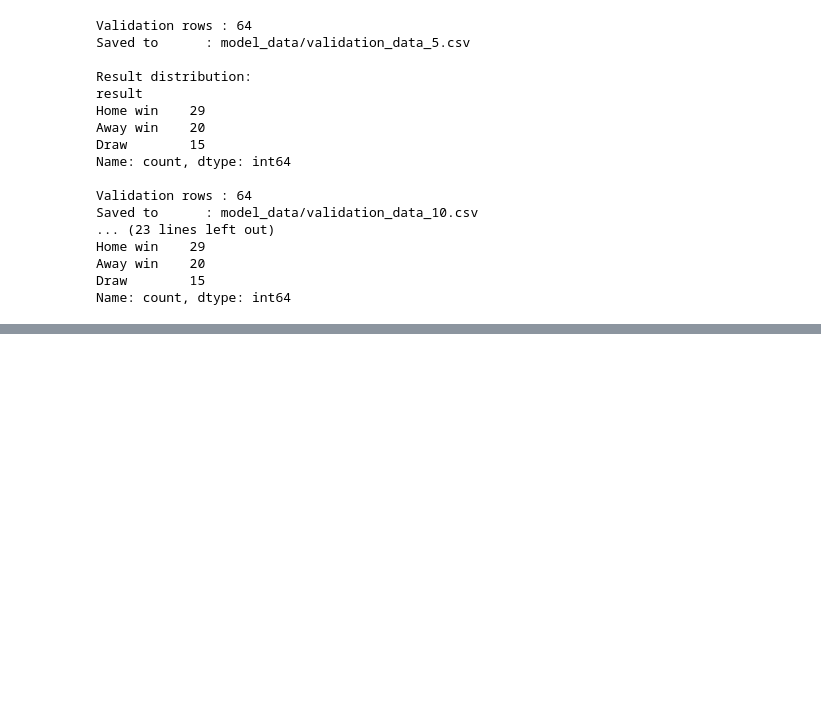
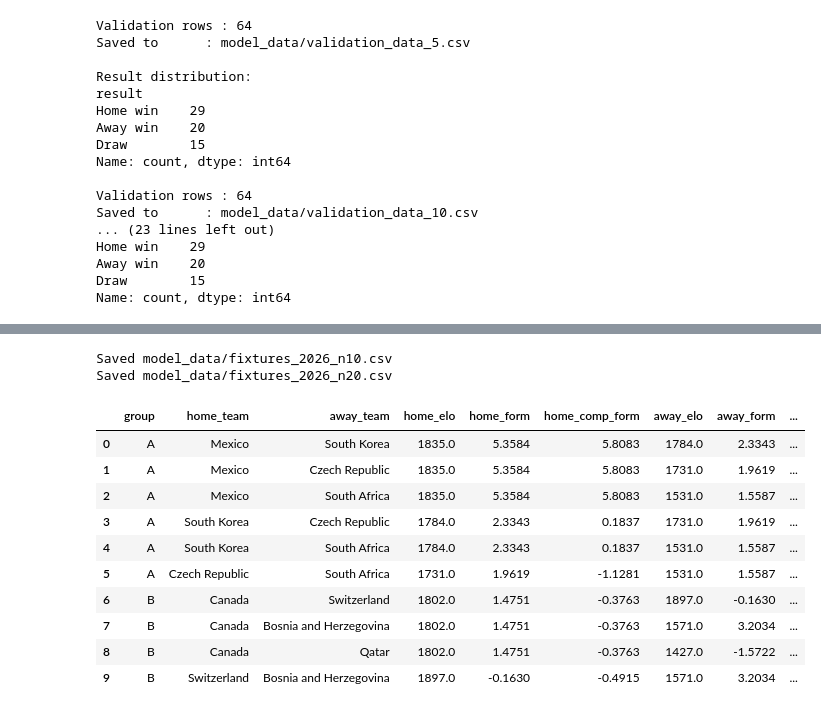
Before and after one commit to StefanIlic1/world-cup-predictions, a Jupyter notebook: src/02_functions_and_data.ipynb, the cells around one changed output, grey strips where cells are left out. Drawn from its saved outputs; the diff is of its cells as text; code cells hidden in the pictures; blank space fills up the shorter version.

```diff
--- a/src/02_functions_and_data.ipynb
+++ b/src/02_functions_and_data.ipynb
@@ -507,0 +553,38 @@ Name: count, dtype: int64
+# %%
+fixtures = pd.read_csv(Path('world_cup_matches') / 'wc2026_group_fixtures.csv')
+
+for n, profiles_2026 in [(10, profiles_2026_10), (20, profiles_2026_20)]:
+    p = profiles_2026.set_index('team')
+
+    def attach(side, team_col):
+        fixtures[f'{side}_elo']       = fixtures[team_col].map(p['elo'])
+        fixtures[f'{side}_form']      = fixtures[team_col].map(p['form'])
+        fixtures[f'{side}_comp_form'] = fixtures[team_col].map(p['comp_form'])
+
+    attach('home', 'home_team')
+    attach('away', 'away_team')
+
+    fixtures['elo_diff']       = fixtures['home_elo']       - fixtures['away_elo']
+    fixtures['form_diff']      = fixtures['home_form']       - fixtures['away_form']
+    fixtures['comp_form_diff'] = fixtures['home_comp_form']  - fixtures['away_comp_form']
+
+    out = MODEL_OUTPUT_DIR / f'fixtures_2026_n{n}.csv'
+    fixtures.to_csv(out, index=False)
+    print(f'Saved {out}')
+
+print()
+fixtures.head(10)
+# %% [output]
+Saved model_data/fixtures_2026_n10.csv
+Saved model_data/fixtures_2026_n20.csv
+|  | group | home_team | away_team | home_elo | home_form | home_comp_form | away_elo | away_form | ... |
+| 0 | A | Mexico | South Korea | 1835.0 | 5.3584 | 5.8083 | 1784.0 | 2.3343 | ... |
+| 1 | A | Mexico | Czech Republic | 1835.0 | 5.3584 | 5.8083 | 1731.0 | 1.9619 | ... |
+| 2 | A | Mexico | South Africa | 1835.0 | 5.3584 | 5.8083 | 1531.0 | 1.5587 | ... |
+| 3 | A | South Korea | Czech Republic | 1784.0 | 2.3343 | 0.1837 | 1731.0 | 1.9619 | ... |
+| 4 | A | South Korea | South Africa | 1784.0 | 2.3343 | 0.1837 | 1531.0 | 1.5587 | ... |
+| 5 | A | Czech Republic | South Africa | 1731.0 | 1.9619 | -1.1281 | 1531.0 | 1.5587 | ... |
+| 6 | B | Canada | Switzerland | 1802.0 | 1.4751 | -0.3763 | 1897.0 | -0.1630 | ... |
+| 7 | B | Canada | Bosnia and Herzegovina | 1802.0 | 1.4751 | -0.3763 | 1571.0 | 3.2034 | ... |
+| 8 | B | Canada | Qatar | 1802.0 | 1.4751 | -0.3763 | 1427.0 | -1.5722 | ... |
+| 9 | B | Switzerland | Bosnia and Herzegovina | 1897.0 | -0.1630 | -0.4915 | 1571.0 | 3.2034 | ... |
```
Also changed, not shown: parts of 2 cells of this notebook, 7 other files.
